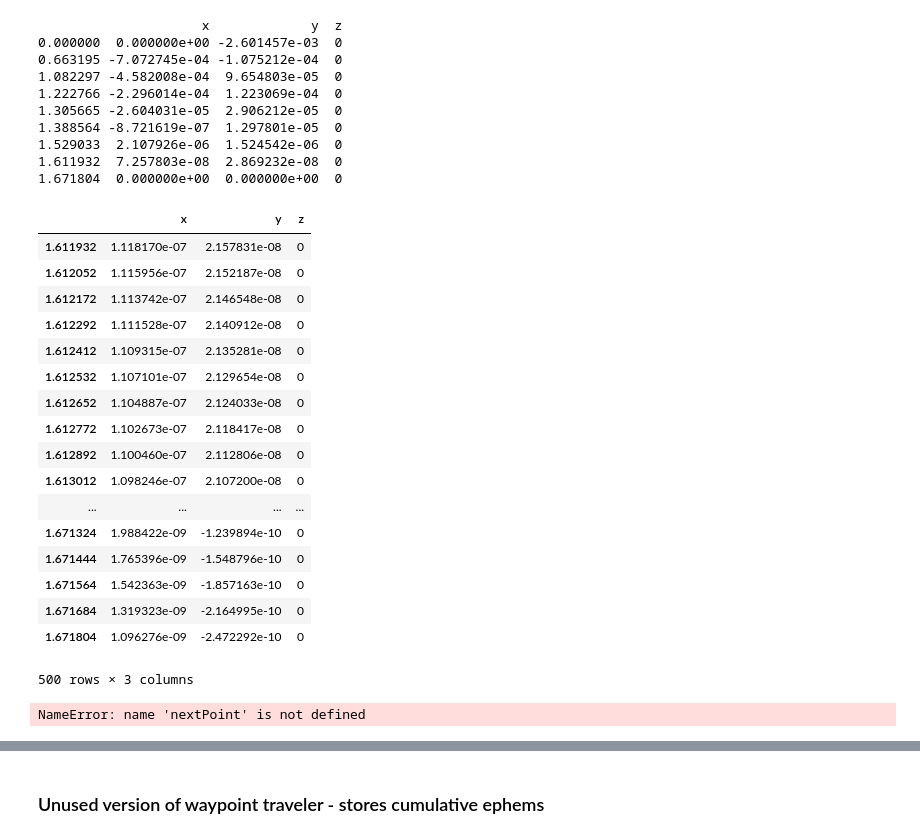
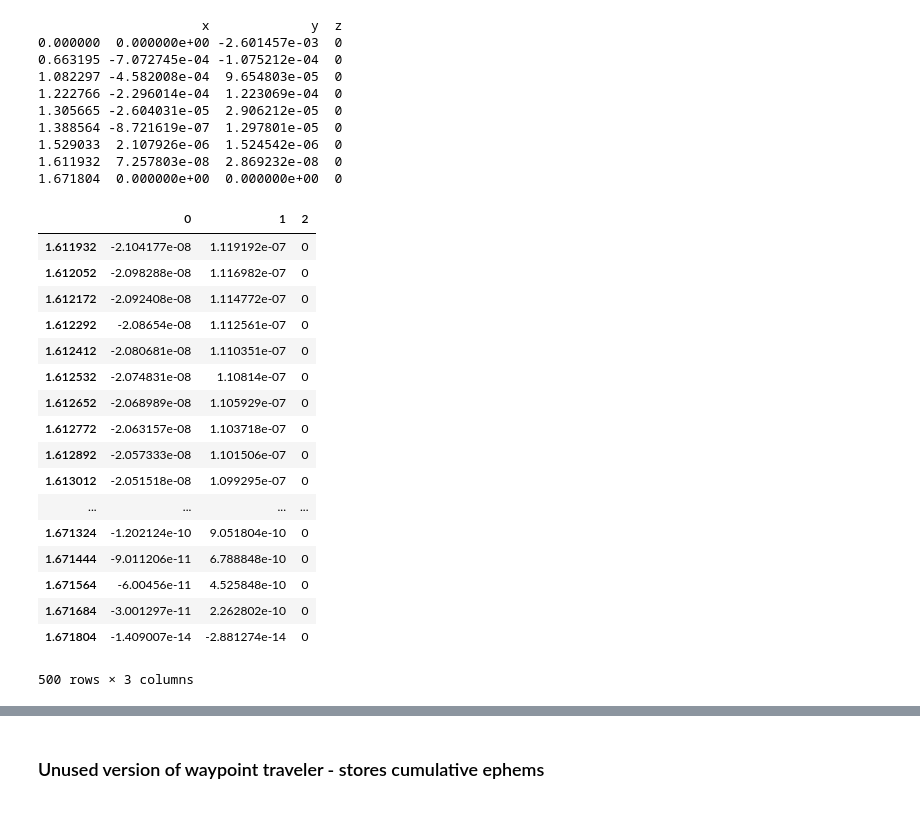
Before and after one commit to aerosara/thesis, a Jupyter notebook: notebooks/Waypoint Traveling.ipynb, the cells around one changed output, grey strips where cells are left out. Cells and saved outputs as stored; diff of their text form; code cells hidden in the pictures.

Commit message:
Updates to waypoints_velocities panel

```diff
--- a/notebooks/Waypoint Traveling.ipynb
+++ b/notebooks/Waypoint Traveling.ipynb
@@ -351,9 +346,16 @@ print waypoints.RLP
 target_initial_state_for_segment = target_initial_state.copy()
 chaser_initial_state_relative = pd.Series(index = ['x', 'y', 'z', 'x_dot', 'y_dot', 'z_dot'])
 
+# create Panel for waypoint velocities
+waypoint_velocities = pd.Panel(items = ['RLP_pre_maneuver_absolute', 'RLP_post_maneuver_absolute',
+                                        'RLP_pre_maneuver_relative', 'RLP_post_maneuver_relative',
+                                        'RLP_delta_v'],
+                     major_axis = waypoint_times, # time points
+                     minor_axis = ['x_dot', 'y_dot', 'z_dot'])    # coordinate labels
+
 # assume starts exactly from first waypoint with same velocity as target satellite (for lack of any better velocity values at this point)
 waypoints.RLP_achieved.iloc[0] = waypoints.RLP.iloc[0]
-waypoint_velocities.RLP_PreManeuverVelocity_absolute.iloc[0] = target_initial_state[['x_dot', 'y_dot', 'z_dot']]
+waypoint_velocities.RLP_pre_maneuver_absolute.iloc[0] = target_initial_state[['x_dot', 'y_dot', 'z_dot']]
 
 # Travel between waypoints
 for start, end in waypoint_time_intervals:
@@ -370,7 +372,7 @@ for start, end in waypoint_time_intervals:
     # initialRelativeVelocity = ComputeRequiredVelocity(initialState1ForSegment, initialRelativePosition, initialTime, targetRelativePosition, targetTime)
     chaser_initial_velocity_relative = ComputeRequiredVelocity(target_initial_state_for_segment, current_waypoint, start, next_waypoint, end, mu)
 
-    waypoint_velocities.RLP_PostManeuverVelocity_relative.loc[start] = chaser_initial_velocity_relative
+    waypoint_velocities.RLP_post_maneuver_relative.loc[start] = chaser_initial_velocity_relative
 
     #print 'initial chaser relative velocity', chaser_initial_velocity_relative
 
@@ -398,10 +400,10 @@ for start, end in waypoint_time_intervals:
     # Compute offsets in RLP frame based on nonlinear motion
     chaser_offset_nonlin_RLP = ComputeOffsets(timespan_for_segment, target_ephem_for_segment, chaser_ephem_for_segment);
 
-    offsets_linear_RIC = pd.DataFrame(index=timespan_for_segment)
-    offsets_nonlin_RIC = pd.DataFrame(index=timespan_for_segment)
-    offsets_linear_VNB = pd.DataFrame(index=timespan_for_segment)
-    offsets_nonlin_VNB = pd.DataFrame(index=timespan_for_segment)
+    offsets_linear_RIC = pd.DataFrame([['x', 'y', 'z']], index=timespan_for_segment)
+    offsets_nonlin_RIC = pd.DataFrame([['x', 'y', 'z']], index=timespan_for_segment)
+    offsets_linear_VNB = pd.DataFrame([['x', 'y', 'z']], index=timespan_for_segment)
+    offsets_nonlin_VNB = pd.DataFrame([['x', 'y', 'z']], index=timespan_for_segment)
 
     ## Offsets in RIC and VNB
     for t in timespan_for_segment:
@@ -425,13 +427,13 @@ for start, end in waypoint_time_intervals:
     ## Compute delta-V
 
     # post-maneuver velocity at current waypoint
-    waypoint_velocities.RLP_PostManeuverVelocity_absolute.loc[start] = chaser_ephem_for_segment.loc[start, ['x_dot', 'y_dot', 'z_dot']]
+    waypoint_velocities.RLP_post_maneuver_absolute.loc[start] = chaser_ephem_for_segment.loc[start, ['x_dot', 'y_dot', 'z_dot']]
 
     # compute delta-V executed at current waypoint
-    waypoint_velocities.RLP_DeltaV.loc[start] = waypoint_velocities.RLP_PostManeuverVelocity_absolute.loc[start] - waypoint_velocities.RLP_PreManeuverVelocity_absolute.loc[start]
+    waypoint_velocities.RLP_delta_v.loc[start] = waypoint_velocities.RLP_post_maneuver_absolute.loc[start] - waypoint_velocities.RLP_pre_maneuver_absolute.loc[start]
 
     # pre-maneuver velocity for next waypoint (end of current propagation segment)
-    waypoint_velocities.RLP_PreManeuverVelocity_absolute.loc[end] = chaser_ephem_for_segment.loc[end, ['x_dot', 'y_dot', 'z_dot']]
+    waypoint_velocities.RLP_pre_maneuver_absolute.loc[end] = chaser_ephem_for_segment.loc[end, ['x_dot', 'y_dot', 'z_dot']]
 
     # TODO: also compute the delta-V based only on the linear relmo propagation and compare the delta-V to the nonlinear one currently being computed
     #      (this means we would need to propagate forward from the nominal waypoint instead of only propagating forward from the achieved waypoint)
@@ -487,46 +489,34 @@ for start, end in waypoint_time_intervals:
 ## final delta-V
 
 # final post-maneuver velocity is same as the target satellite's velocity
-waypoint_velocities.RLP_PostManeuverVelocity_absolute.loc[end] = target_ephem_for_segment.loc[end, ['x_dot', 'y_dot', 'z_dot']]
+waypoint_velocities.RLP_post_maneuver_absolute.loc[end] = target_ephem_for_segment.loc[end, ['x_dot', 'y_dot', 'z_dot']]
 
 # compute final delta-V
-waypoint_velocities.RLP_DeltaV.loc[end] = waypoint_velocities.RLP_PostManeuverVelocity_absolute.loc[end] - waypoint_velocities.RLP_PreManeuverVelocity_absolute.loc[end]
+waypoint_velocities.RLP_delta_v.loc[end] = waypoint_velocities.RLP_post_maneuver_absolute.loc[end] - waypoint_velocities.RLP_pre_maneuver_absolute.loc[end]
 # %%
 waypoints.RIC_achieved
 waypoints.RLP_achieved
-waypoint_velocities.RLP_PostManeuverVelocity_absolute
+waypoint_velocities.RLP_post_maneuver_absolute
 chaser_ephem_for_segment.loc[start, ['x_dot', 'y_dot', 'z_dot']]
-waypoint_velocities.RLP_PostManeuverVelocity_absolute
 chaser_offset_linear_RLP
 chaser_offset_nonlin_RLP
+offsets_linear_RIC
 # %% [output]
-|  | x | y | z |
-| 1.611932 | 1.118170e-07 | 2.157831e-08 | 0 |
-| 1.612052 | 1.115956e-07 | 2.152187e-08 | 0 |
-| 1.612172 | 1.113742e-07 | 2.146548e-08 | 0 |
-| 1.612292 | 1.111528e-07 | 2.140912e-08 | 0 |
-| 1.612412 | 1.109315e-07 | 2.135281e-08 | 0 |
-| 1.612532 | 1.107101e-07 | 2.129654e-08 | 0 |
-| 1.612652 | 1.104887e-07 | 2.124033e-08 | 0 |
-| 1.612772 | 1.102673e-07 | 2.118417e-08 | 0 |
-| 1.612892 | 1.100460e-07 | 2.112806e-08 | 0 |
-| 1.613012 | 1.098246e-07 | 2.107200e-08 | 0 |
+|  | 0 | 1 | 2 |
+| 1.611932 | -2.104177e-08 | 1.119192e-07 | 0 |
+| 1.612052 | -2.098288e-08 | 1.116982e-07 | 0 |
+| 1.612172 | -2.092408e-08 | 1.114772e-07 | 0 |
+| 1.612292 | -2.08654e-08 | 1.112561e-07 | 0 |
+| 1.612412 | -2.080681e-08 | 1.110351e-07 | 0 |
+| 1.612532 | -2.074831e-08 | 1.10814e-07 | 0 |
+| 1.612652 | -2.068989e-08 | 1.105929e-07 | 0 |
+| 1.612772 | -2.063157e-08 | 1.103718e-07 | 0 |
+| 1.612892 | -2.057333e-08 | 1.101506e-07 | 0 |
+| 1.613012 | -2.051518e-08 | 1.099295e-07 | 0 |
 | ... | ... | ... | ... |
-| 1.671324 | 1.988422e-09 | -1.239894e-10 | 0 |
-| 1.671444 | 1.765396e-09 | -1.548796e-10 | 0 |
-| 1.671564 | 1.542363e-09 | -1.857163e-10 | 0 |
-| 1.671684 | 1.319323e-09 | -2.164995e-10 | 0 |
-| 1.671804 | 1.096276e-09 | -2.472292e-10 | 0 |
+| 1.671324 | -1.202124e-10 | 9.051804e-10 | 0 |
+| 1.671444 | -9.011206e-11 | 6.788848e-10 | 0 |
+| 1.671564 | -6.00456e-11 | 4.525848e-10 | 0 |
+| 1.671684 | -3.001297e-11 | 2.262802e-10 | 0 |
+| 1.671804 | -1.409007e-14 | -2.881274e-14 | 0 |
 500 rows × 3 columns
-# %%
-
-## final delta-V
-currentPoint = nextPoint
-
-# final post-maneuver velocity is same as the target satellite's velocity
-Waypoints[currentPoint]['v_RLP_abs_postmaneuver'] = np.array([ xdot1[-1], ydot1[-1], zdot1[-1] ])
-
-# compute final delta-V
-Waypoints[currentPoint]['deltaV'] = Waypoints[currentPoint]['v_RLP_abs_postmaneuver'] - Waypoints[currentPoint]['v_RLP_abs_premaneuver']
-# %% [output]
-NameError: name 'nextPoint' is not defined
```
Also changed, not shown: parts of 2 cells of this notebook, 1 other file.
